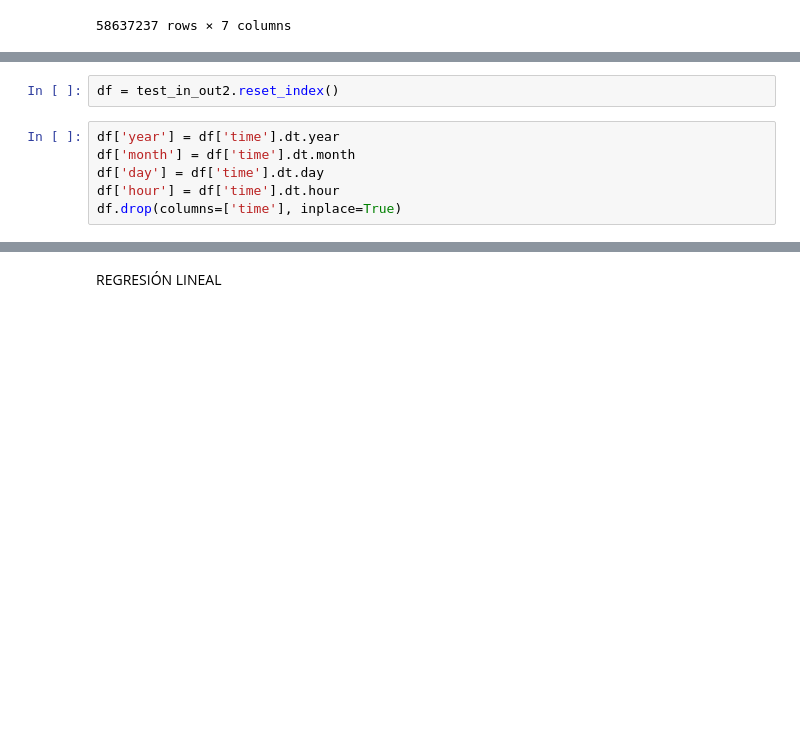
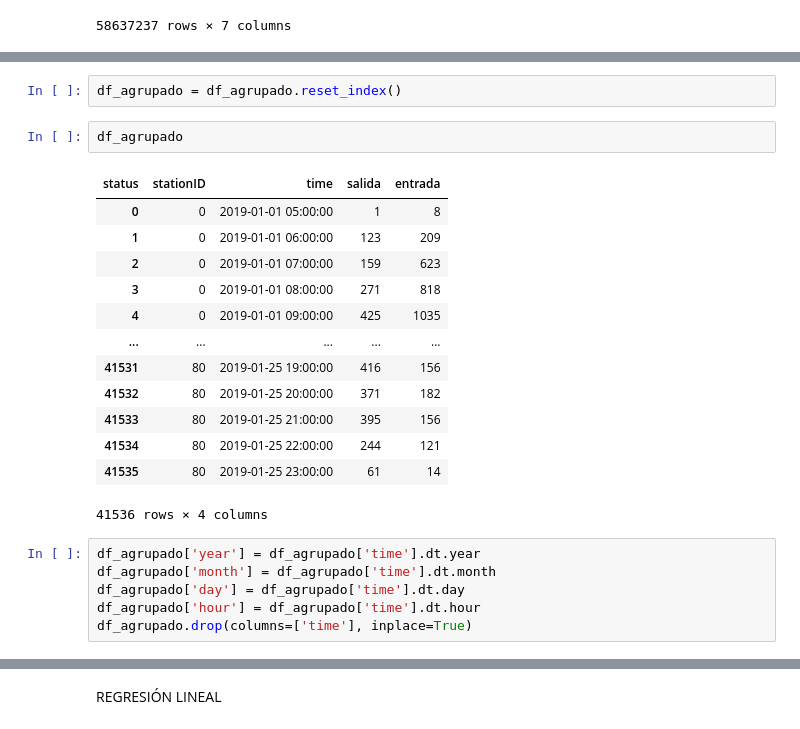
Before and after one commit to quiquecueto/TFM-Intelligent-Systems, a Jupyter notebook: TFM_project.ipynb, the cells around one changed output, grey strips where cells are left out. Saved outputs shown, nothing was run; the diff lists cells and outputs as text; blank space fills up the shorter version.

```diff
--- a/TFM_project.ipynb
+++ b/TFM_project.ipynb
@@ -514,12 +518,28 @@ test_in_out2
 |  | 2019-01-25 22:00:00 | 244 | 121 |
 |  | 2019-01-25 23:00:00 | 61 | 14 |
 41536 rows × 2 columns
-# %%
-df = test_in_out2.reset_index()
+# %%
+df_agrupado = df_agrupado.reset_index()
+# %%
+df_agrupado
+# %% [output]
+| status | stationID | time | salida | entrada |
+| 0 | 0 | 2019-01-01 05:00:00 | 1 | 8 |
+| 1 | 0 | 2019-01-01 06:00:00 | 123 | 209 |
+| 2 | 0 | 2019-01-01 07:00:00 | 159 | 623 |
+| 3 | 0 | 2019-01-01 08:00:00 | 271 | 818 |
+| 4 | 0 | 2019-01-01 09:00:00 | 425 | 1035 |
+| ... | ... | ... | ... | ... |
+| 41531 | 80 | 2019-01-25 19:00:00 | 416 | 156 |
+| 41532 | 80 | 2019-01-25 20:00:00 | 371 | 182 |
+| 41533 | 80 | 2019-01-25 21:00:00 | 395 | 156 |
+| 41534 | 80 | 2019-01-25 22:00:00 | 244 | 121 |
+| 41535 | 80 | 2019-01-25 23:00:00 | 61 | 14 |
+41536 rows × 4 columns
 # %%
-df['year'] = df['time'].dt.year
-df['month'] = df['time'].dt.month
-df['day'] = df['time'].dt.day
-df['hour'] = df['time'].dt.hour
-df.drop(columns=['time'], inplace=True)
+df_agrupado['year'] = df_agrupado['time'].dt.year
+df_agrupado['month'] = df_agrupado['time'].dt.month
+df_agrupado['day'] = df_agrupado['time'].dt.day
+df_agrupado['hour'] = df_agrupado['time'].dt.hour
+df_agrupado.drop(columns=['time'], inplace=True)
 # %%
```
Also changed, not shown: parts of 33 cells of this notebook.
